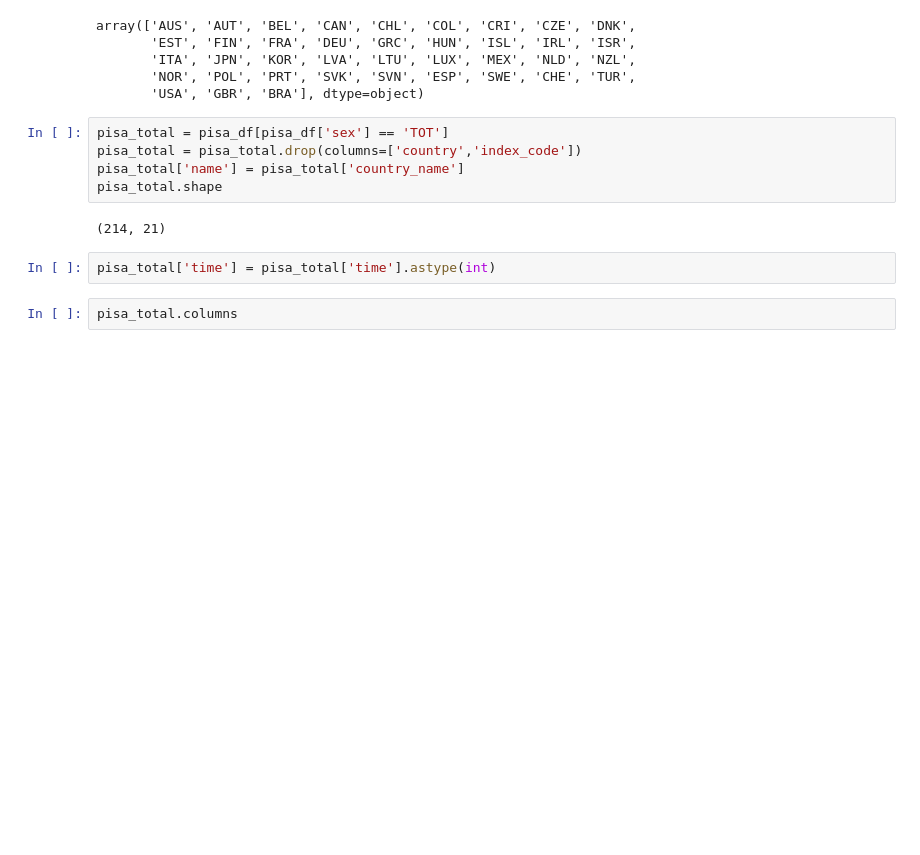
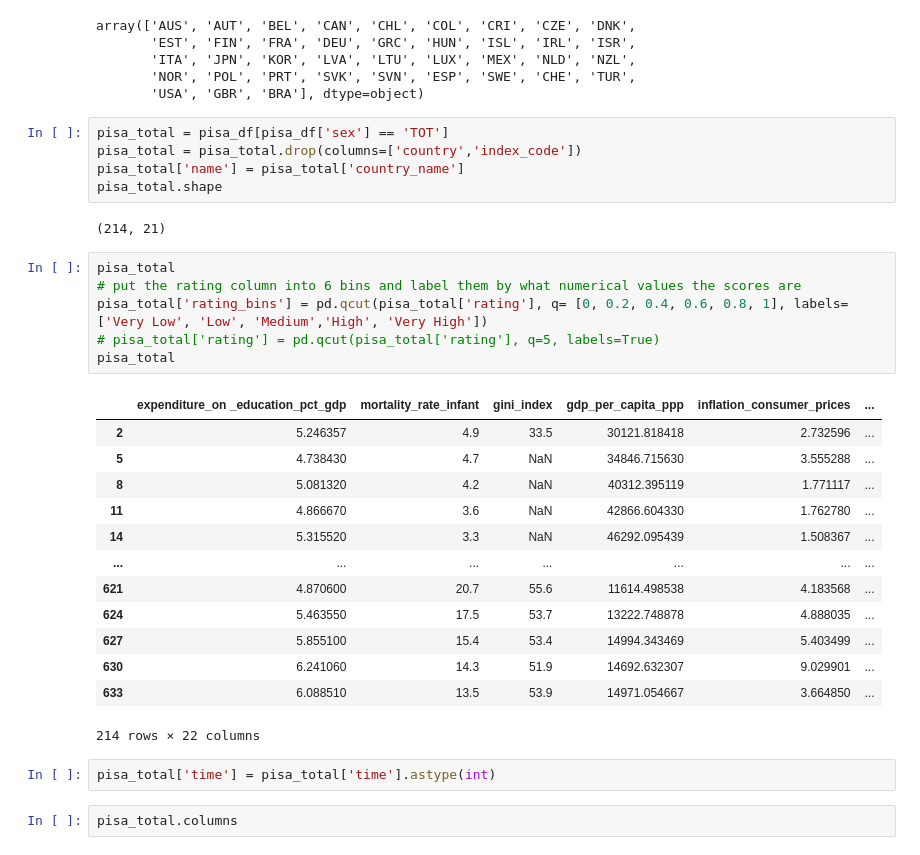
Before and after one commit to bkarduck/si649_final_proj, a Jupyter notebook: viz_code.ipynb, the cells around one changed output. Drawn from its saved outputs; the diff is of its cells as text; blank space fills up the shorter version.

```diff
--- a/viz_code.ipynb
+++ b/viz_code.ipynb
@@ -56,6 +56,26 @@ pisa_total['name'] = pisa_total['country_name']
 pisa_total.shape
 # %% [output]
 (214, 21)
+# %%
+pisa_total
+# put the rating column into 6 bins and label them by what numerical values the scores are
+pisa_total['rating_bins'] = pd.qcut(pisa_total['rating'], q= [0, 0.2, 0.4, 0.6, 0.8, 1], labels=['Very Low', 'Low', 'Medium','High', 'Very High'])
+# pisa_total['rating'] = pd.qcut(pisa_total['rating'], q=5, labels=True)
+pisa_total
+# %% [output]
+|  | expenditure_on _education_pct_gdp | mortality_rate_infant | gini_index | gdp_per_capita_ppp | inflation_consumer_prices | ... |
+| 2 | 5.246357 | 4.9 | 33.5 | 30121.818418 | 2.732596 | ... |
+| 5 | 4.738430 | 4.7 | NaN | 34846.715630 | 3.555288 | ... |
+| 8 | 5.081320 | 4.2 | NaN | 40312.395119 | 1.771117 | ... |
+| 11 | 4.866670 | 3.6 | NaN | 42866.604330 | 1.762780 | ... |
+| 14 | 5.315520 | 3.3 | NaN | 46292.095439 | 1.508367 | ... |
+| ... | ... | ... | ... | ... | ... | ... |
+| 621 | 4.870600 | 20.7 | 55.6 | 11614.498538 | 4.183568 | ... |
+| 624 | 5.463550 | 17.5 | 53.7 | 13222.748878 | 4.888035 | ... |
+| 627 | 5.855100 | 15.4 | 53.4 | 14994.343469 | 5.403499 | ... |
+| 630 | 6.241060 | 14.3 | 51.9 | 14692.632307 | 9.029901 | ... |
+| 633 | 6.088510 | 13.5 | 53.9 | 14971.054667 | 3.664850 | ... |
+214 rows × 22 columns
 # %%
 pisa_total['time'] = pisa_total['time'].astype(int)
 # %%
```
Also changed, not shown: 1 other file.
